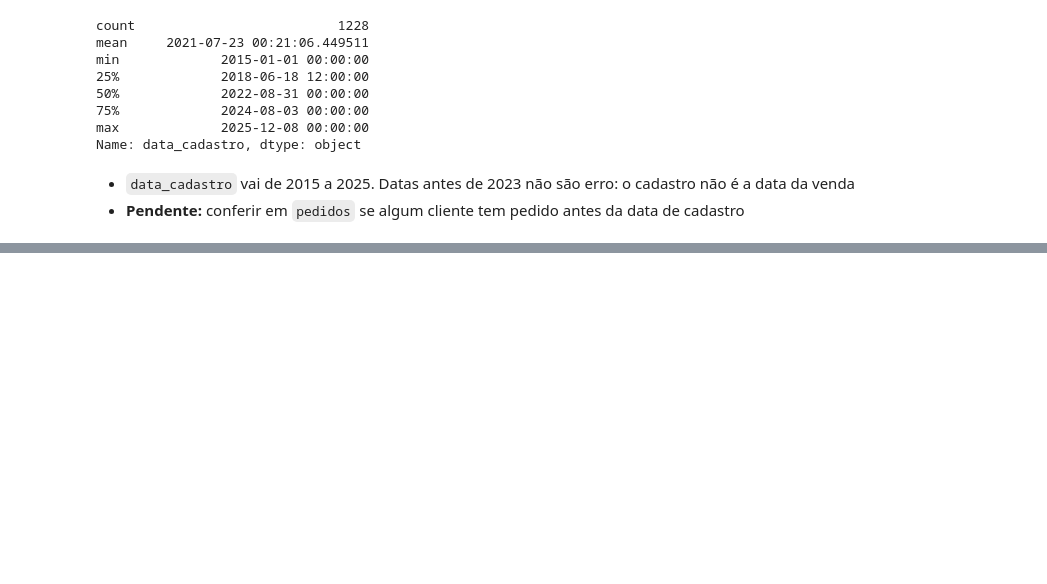
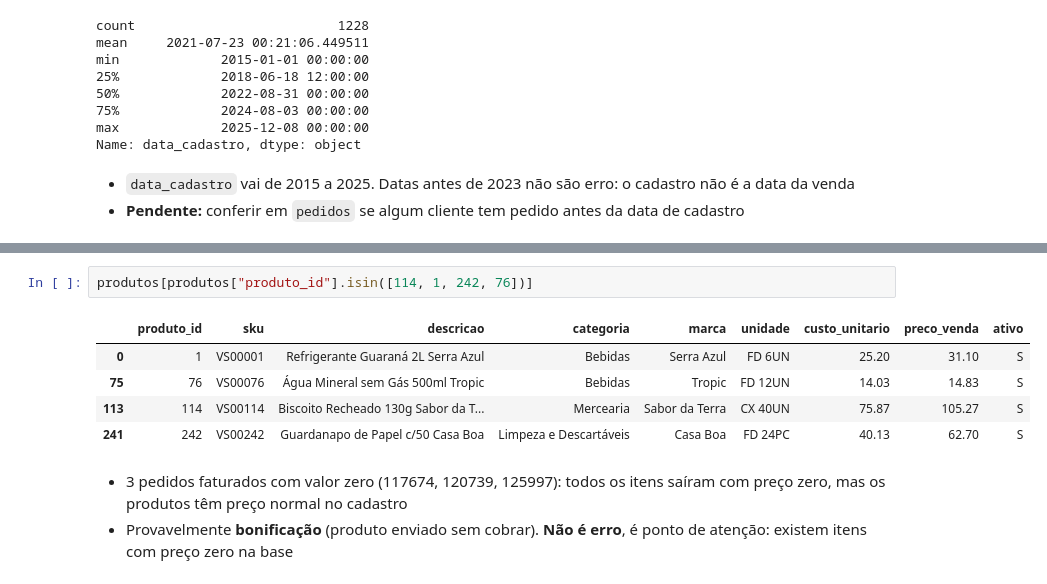
Before and after one commit to fernandesnic/distribuidora-vale-sul, a Jupyter notebook: notebooks/01_exploracao.ipynb, the cells around one changed output, grey strips where cells are left out. Saved outputs shown, nothing was run; the diff lists cells and outputs as text; blank space fills up the shorter version.

```diff
--- a/notebooks/01_exploracao.ipynb
+++ b/notebooks/01_exploracao.ipynb
@@ -151,0 +351,11 @@ Name: data_cadastro, dtype: object
+# %%
+produtos[produtos["produto_id"].isin([114, 1, 242, 76])]
+# %% [output]
+|  | produto_id | sku | descricao | categoria | marca | unidade | custo_unitario | preco_venda | ativo |
+| 0 | 1 | VS00001 | Refrigerante Guaraná 2L Serra Azul | Bebidas | Serra Azul | FD 6UN | 25.20 | 31.10 | S |
+| 75 | 76 | VS00076 | Água Mineral sem Gás 500ml Tropic | Bebidas | Tropic | FD 12UN | 14.03 | 14.83 | S |
+| 113 | 114 | VS00114 | Biscoito Recheado 130g Sabor da T... | Mercearia | Sabor da Terra | CX 40UN | 75.87 | 105.27 | S |
+| 241 | 242 | VS00242 | Guardanapo de Papel c/50 Casa Boa | Limpeza e Descartáveis | Casa Boa | FD 24PC | 40.13 | 62.70 | S |
+# %% [markdown]
+- 3 pedidos faturados com valor zero (117674, 120739, 125997): todos os itens saíram com preço zero, mas os produtos têm preço normal no cadastro
+- Provavelmente **bonificação** (produto enviado sem cobrar). **Não é erro**, é ponto de atenção: existem itens com preço zero na base
```
Also changed, not shown: parts of 39 cells of this notebook.
